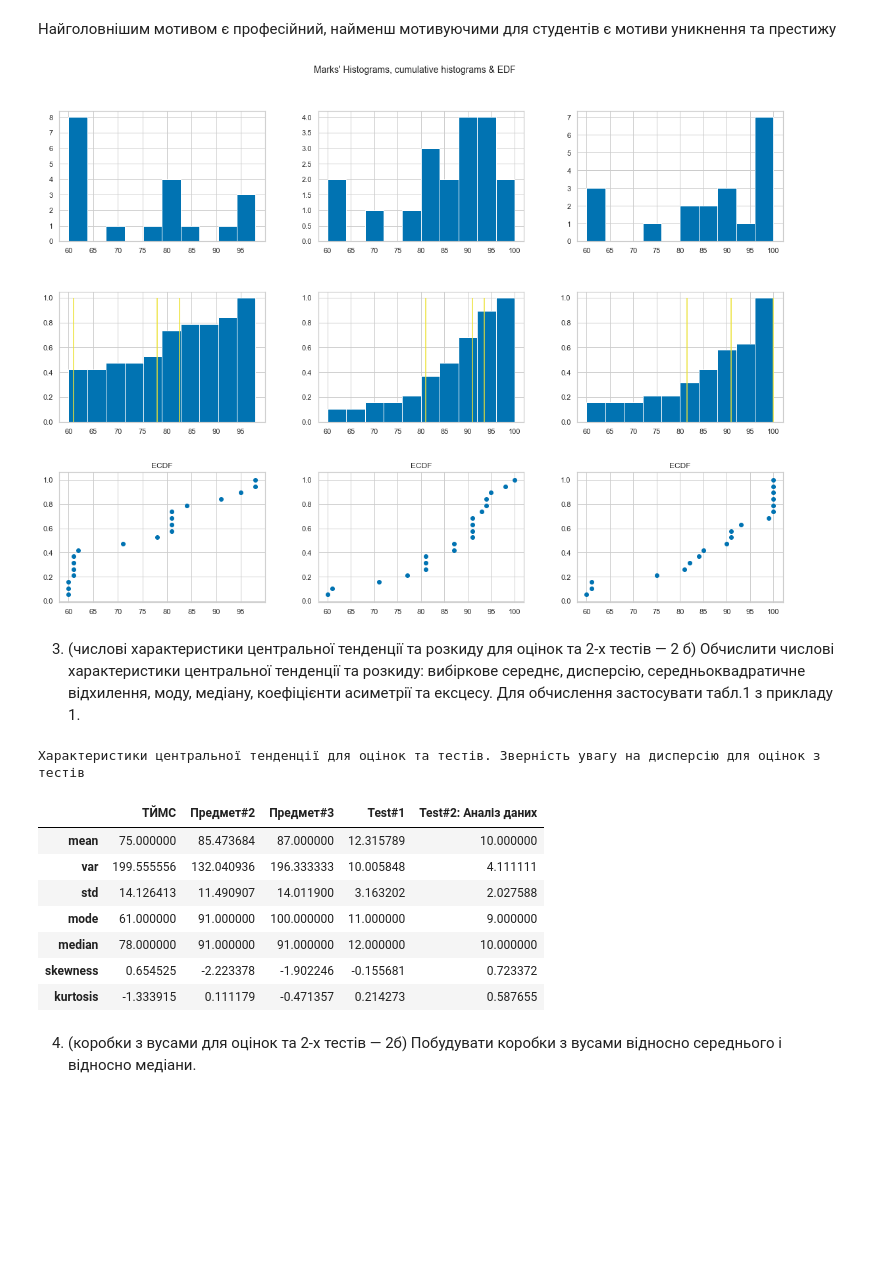
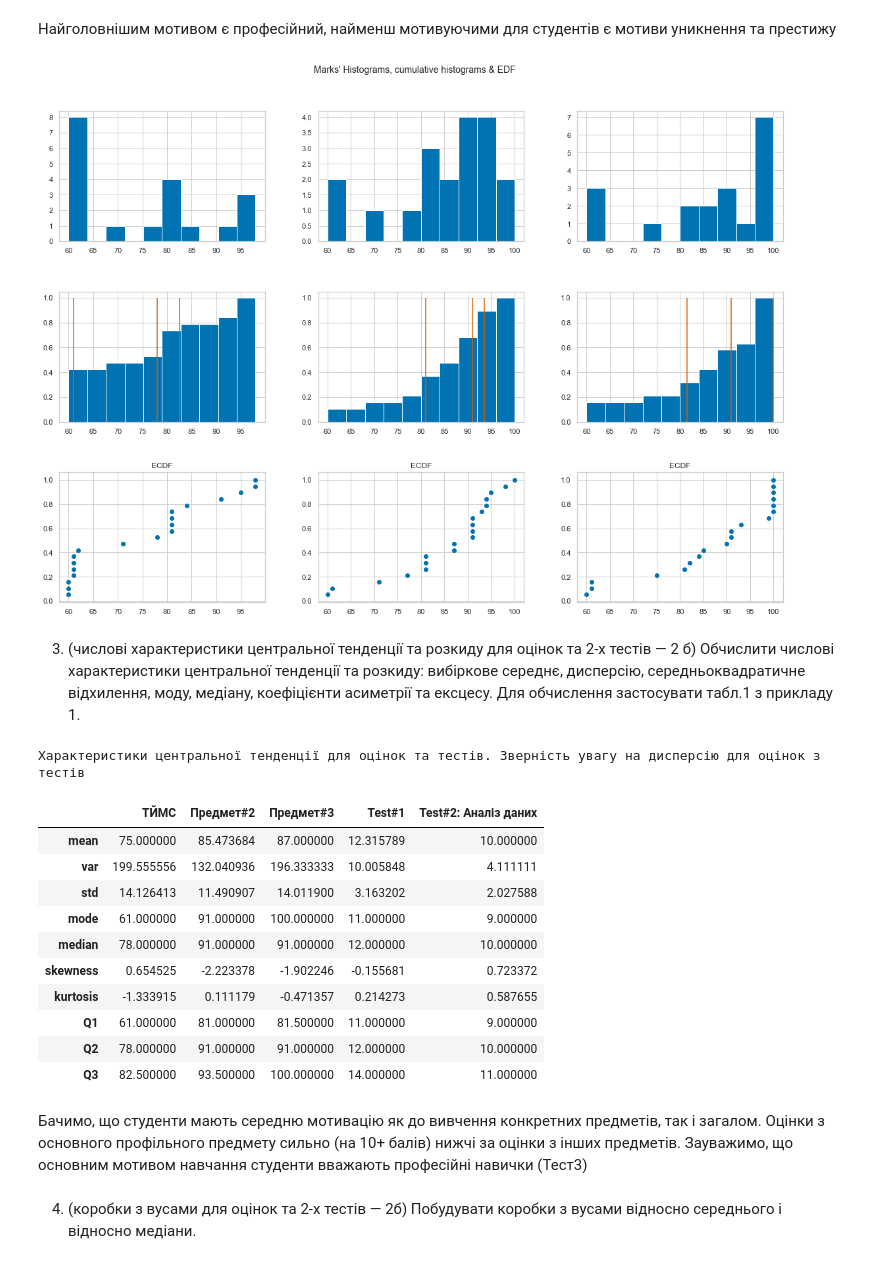
Before and after one commit to EddieKro/Data-Analysis, a Jupyter notebook: projects/poll/PM4_EDA.ipynb, the cells around one changed output. Cells and saved outputs as stored; diff of their text form; code cells hidden in the pictures; blank space fills up the shorter version.

```diff
--- a/projects/poll/PM4_EDA.ipynb
+++ b/projects/poll/PM4_EDA.ipynb
@@ -227,21 +231,21 @@ fig.tight_layout()
 # %%
 fig, axs = plt.subplots(3,3,figsize = (16,12))
 fig.suptitle("Marks' Histograms, cumulative histograms & EDF",fontsize=14)
 for i,col in enumerate(marks.columns):
     data[col].hist(ax=axs[0,i])
 
     data[col].hist(cumulative=True,density=True,ax=axs[1,i])
     percentiles = np.percentile(data[col], [25, 50, 75])
-    axs[1,i].vlines(percentiles, ymin=0, ymax=1, color='y')
+    axs[1,i].vlines(percentiles, ymin=0, ymax=1, color='r')
 
     n =data[col].shape[0]
     axs[2,i].scatter(np.sort(data[col]), np.arange(1, n+1) / n)
     axs[2,i].set_title('ECDF')
 
 fig.tight_layout(w_pad = 5,h_pad = 5)
 fig.subplots_adjust(top = 0.9)
 # %% [output]
-[figure, old version]
+[figure, new version]
 # %% [markdown]
 3. (числові характеристики центральної тенденції та розкиду для оцінок та 2-х тестів — 2 б) Обчислити числові характеристики центральної тенденції та розкиду: вибіркове середнє, дисперсію, середньоквадратичне відхилення, моду, медіану, коефіцієнти асиметрії та ексцесу. Для обчислення застосувати табл.1 з прикладу 1.
 # %%
@@ -249,8 +253,17 @@ tests_cols = ['Test#1','Test#2: Аналіз даних']
 quant_cols = list(marks.columns) + tests_cols
 
 print('Характеристики центральної тенденції для оцінок та тестів. Зверність увагу на дисперсію для оцінок з тестів')
-pd.DataFrame([magic.mean(data[quant_cols]),magic.variance(data[quant_cols]),magic.stddev(data[quant_cols]),magic.mode(data[quant_cols]),magic.median(data[quant_cols]),magic.skewness(data[quant_cols]),magic.kurtosis(data[quant_cols])],
-             index=['mean','var','std','mode','median','skewness','kurtosis'])
+pd.DataFrame([magic.mean(data[quant_cols]),
+              magic.variance(data[quant_cols]),
+              magic.stddev(data[quant_cols]),
+              magic.mode(data[quant_cols]),
+              magic.median(data[quant_cols]),
+              magic.skewness(data[quant_cols]),
+              magic.kurtosis(data[quant_cols]),
+              magic.custom_percentile(data[quant_cols],25),
+              magic.custom_percentile(data[quant_cols], 50),
+              magic.custom_percentile(data[quant_cols], 75)],
+             index=['mean','var','std','mode','median','skewness','kurtosis','Q1','Q2','Q3'])
 # %% [output]
 Характеристики центральної тенденції для оцінок та тестів. Зверність увагу на дисперсію для оцінок з тестів
 |  | ТЙМС | Предмет#2 | Предмет#3 | Test#1 | Test#2: Аналіз даних |
@@ -261,6 +274,11 @@ pd.DataFrame([magic.mean(data[quant_cols]),magic.variance(data[quant_cols]),magi
 | median | 78.000000 | 91.000000 | 91.000000 | 12.000000 | 10.000000 |
 | skewness | 0.654525 | -2.223378 | -1.902246 | -0.155681 | 0.723372 |
 | kurtosis | -1.333915 | 0.111179 | -0.471357 | 0.214273 | 0.587655 |
+| Q1 | 61.000000 | 81.000000 | 81.500000 | 11.000000 | 9.000000 |
+| Q2 | 78.000000 | 91.000000 | 91.000000 | 12.000000 | 10.000000 |
+| Q3 | 82.500000 | 93.500000 | 100.000000 | 14.000000 | 11.000000 |
+# %% [markdown]
+Бачимо, що студенти мають середню мотивацію як до вивчення конкретних предметів, так і загалом. Оцінки з основного профільного предмету сильно (на 10+ балів) нижчі за оцінки з інших предметів. Зауважимо, що основним мотивом навчання студенти вважають професійні навички (Тест3)
 # %% [markdown]
 4. (коробки з вусами для оцінок та 2-х тестів — 2б) Побудувати коробки з вусами відносно середнього і відносно медіани.
 # %%
```
Also changed, not shown: parts of 13 cells of this notebook, 3 other files.
